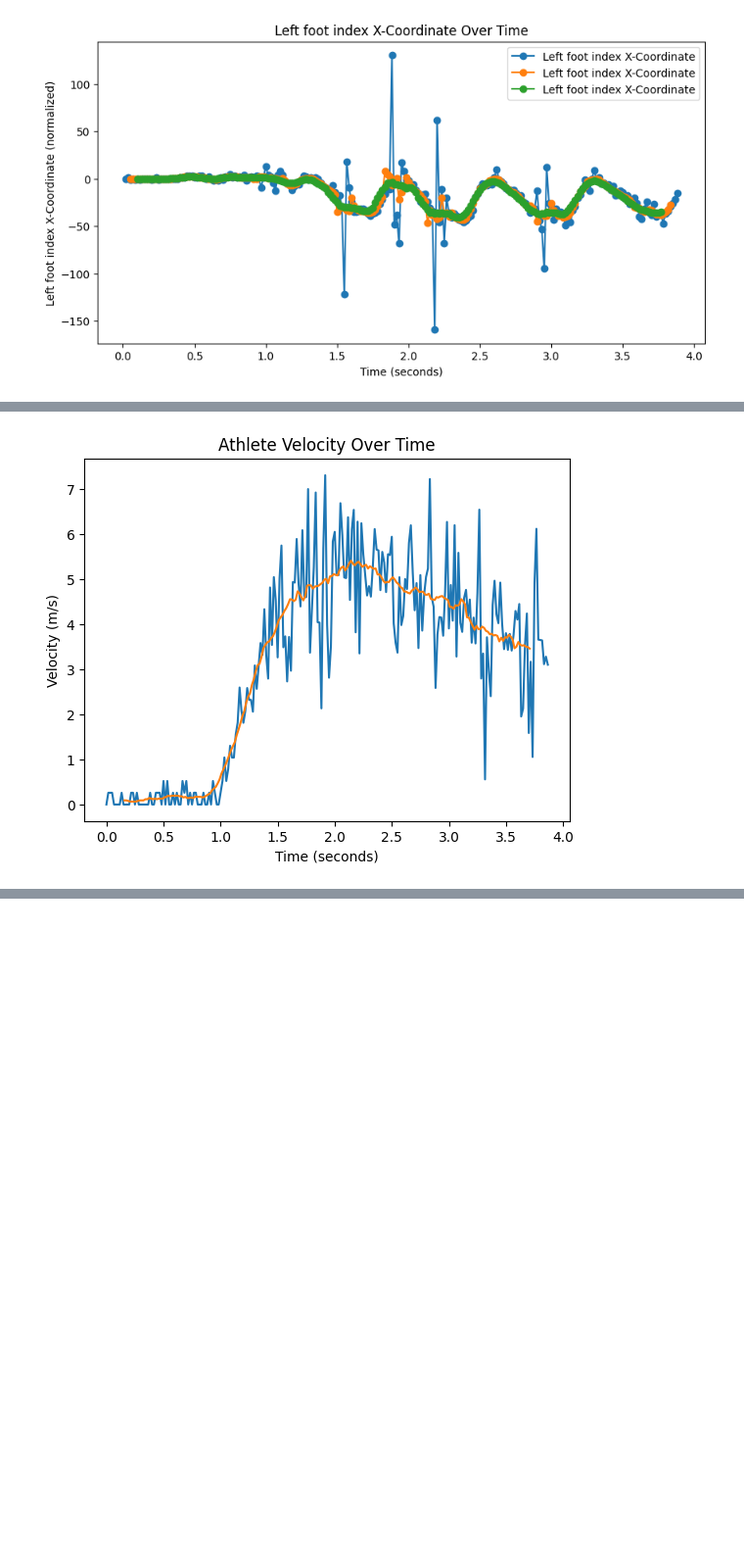
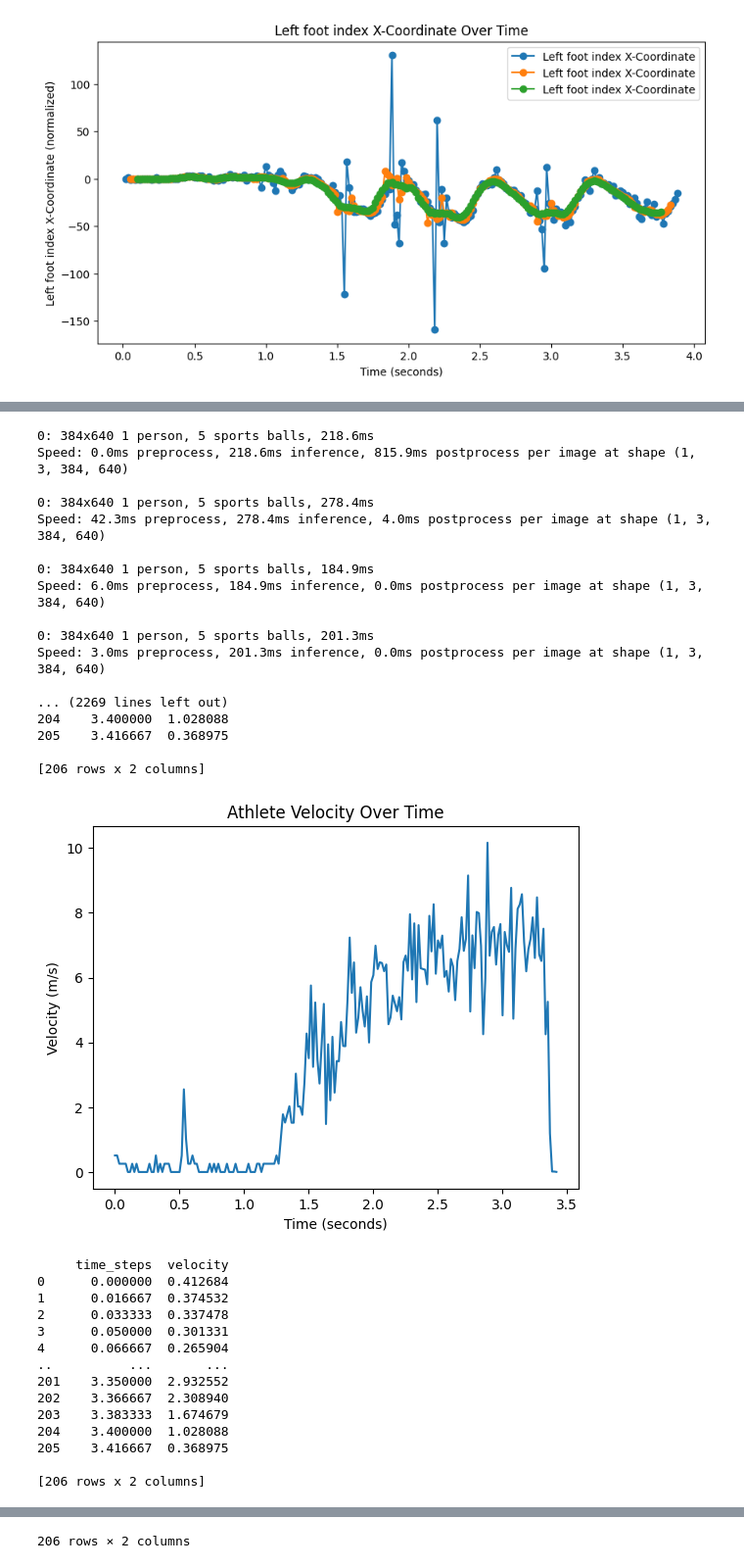
Before and after one commit to mohammedhachoud/HumanPose-Estimation-in-Sport-Analysis, a Jupyter notebook: notebook2.ipynb, the cells around one changed output, grey strips where cells are left out. Shown at 98% size. Saved outputs shown, nothing was run; the diff lists cells and outputs as text; code cells hidden in the pictures; blank space fills up the shorter version.

```diff
--- a/notebook2.ipynb
+++ b/notebook2.ipynb
@@ -11,5 +16,5 @@ from pykalman import KalmanFilter
 # %%
-video_path = './Data/videos/20240301_173556.mp4'
+video_path = 'Data/Videos/20240608_195926.mp4'
 output_csv = './output'
 # %%
 ## initialize pose estimator
@@ -557,21 +676,0 @@ def moving_average(arr, window_size):
-# %%
-if __name__ == "__main__":
-    real_world_points, image_points = get_calibration_points()
-    image_size = (3840, 2160)  # Example image size, replace with actual
-    H = calibrate_camera(real_world_points, image_points, image_size)
-
-    #video_path = 'athlete_video.mp4'
-    fps = 60  # Assuming 60 frames per second
-    velocities = process_instant_velocity( H, fps)
-
-    import matplotlib.pyplot as plt
-
-    time_steps = np.arange(len(velocities)) / fps
-    plt.plot(time_steps, velocities)
-    plt.plot(moving_average(time_steps, 20), moving_average(velocities, 20))
-    plt.xlabel('Time (seconds)')
-    plt.ylabel('Velocity (m/s)')
-    plt.title('Athlete Velocity Over Time')
-    plt.show()
-# %% [output]
-[figure, removed]
@@ -747,0 +677,36 @@ class YOLOSegmentation:
+# %%
+video_path = 'Data/Videos/20240608_195926.mp4'
+main(video_path)
+# %% [output]
+0: 384x640 1 person, 5 sports balls, 218.6ms
+Speed: 0.0ms preprocess, 218.6ms inference, 815.9ms postprocess per image at shape (1, 3, 384, 640)
+
+0: 384x640 1 person, 5 sports balls, 278.4ms
+Speed: 42.3ms preprocess, 278.4ms inference, 4.0ms postprocess per image at shape (1, 3, 384, 640)
+
+0: 384x640 1 person, 5 sports balls, 184.9ms
+Speed: 6.0ms preprocess, 184.9ms inference, 0.0ms postprocess per image at shape (1, 3, 384, 640)
+
+0: 384x640 1 person, 5 sports balls, 201.3ms
+Speed: 3.0ms preprocess, 201.3ms inference, 0.0ms postprocess per image at shape (1, 3, 384, 640)
+
+... (2269 lines left out)
+204    3.400000  1.028088
+205    3.416667  0.368975
+
+[206 rows x 2 columns]
+[figure, added]
+     time_steps  velocity
+0      0.000000  0.412684
+1      0.016667  0.374532
+2      0.033333  0.337478
+3      0.050000  0.301331
+4      0.066667  0.265904
+..          ...       ...
+201    3.350000  2.932552
+202    3.366667  2.308940
+203    3.383333  1.674679
+204    3.400000  1.028088
+205    3.416667  0.368975
+
+[206 rows x 2 columns]
@@ -747,0 +725 @@ class YOLOSegmentation:
+206 rows × 2 columns
```
Also changed, not shown: parts of 23 cells of this notebook, 22 other files.
